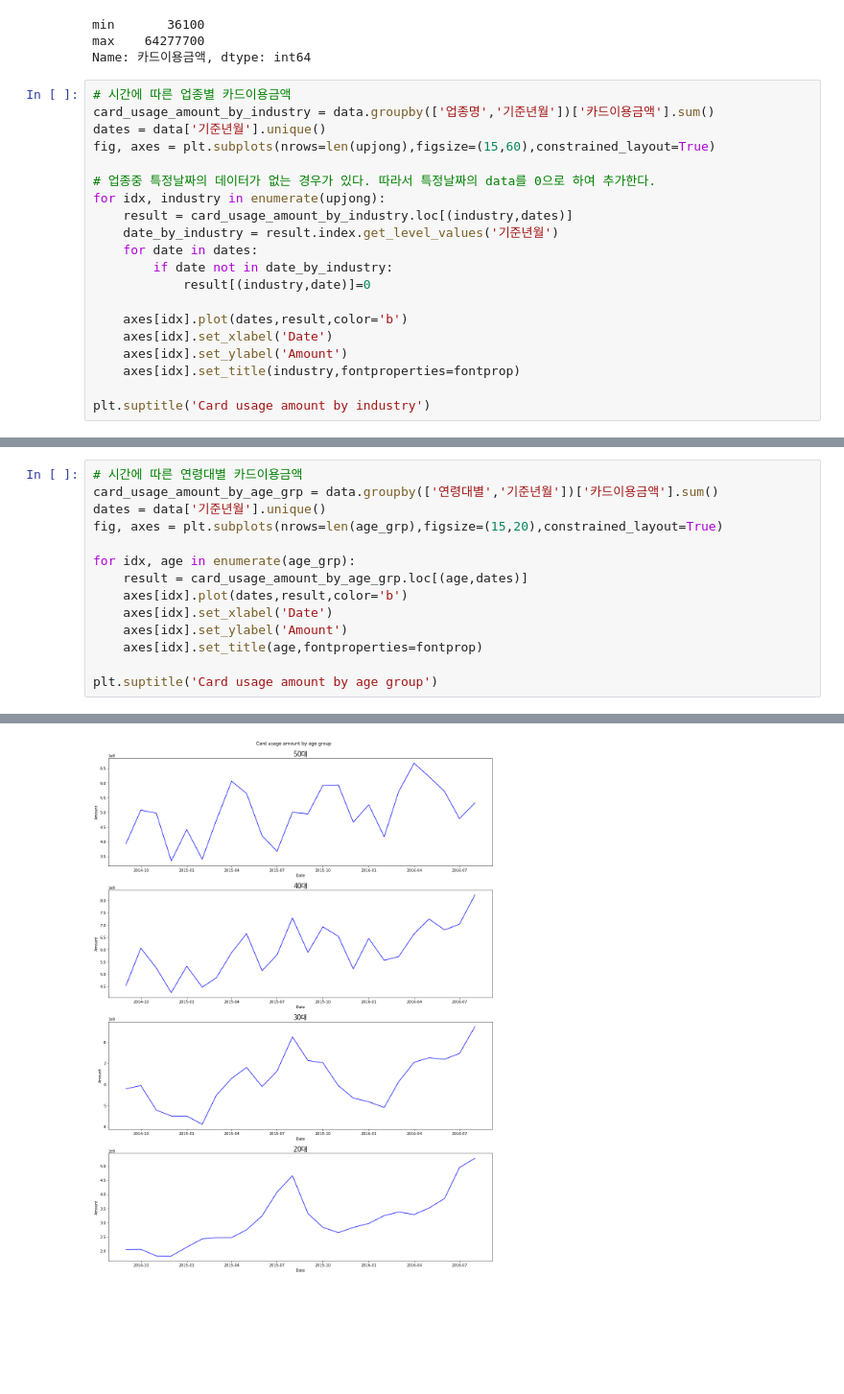
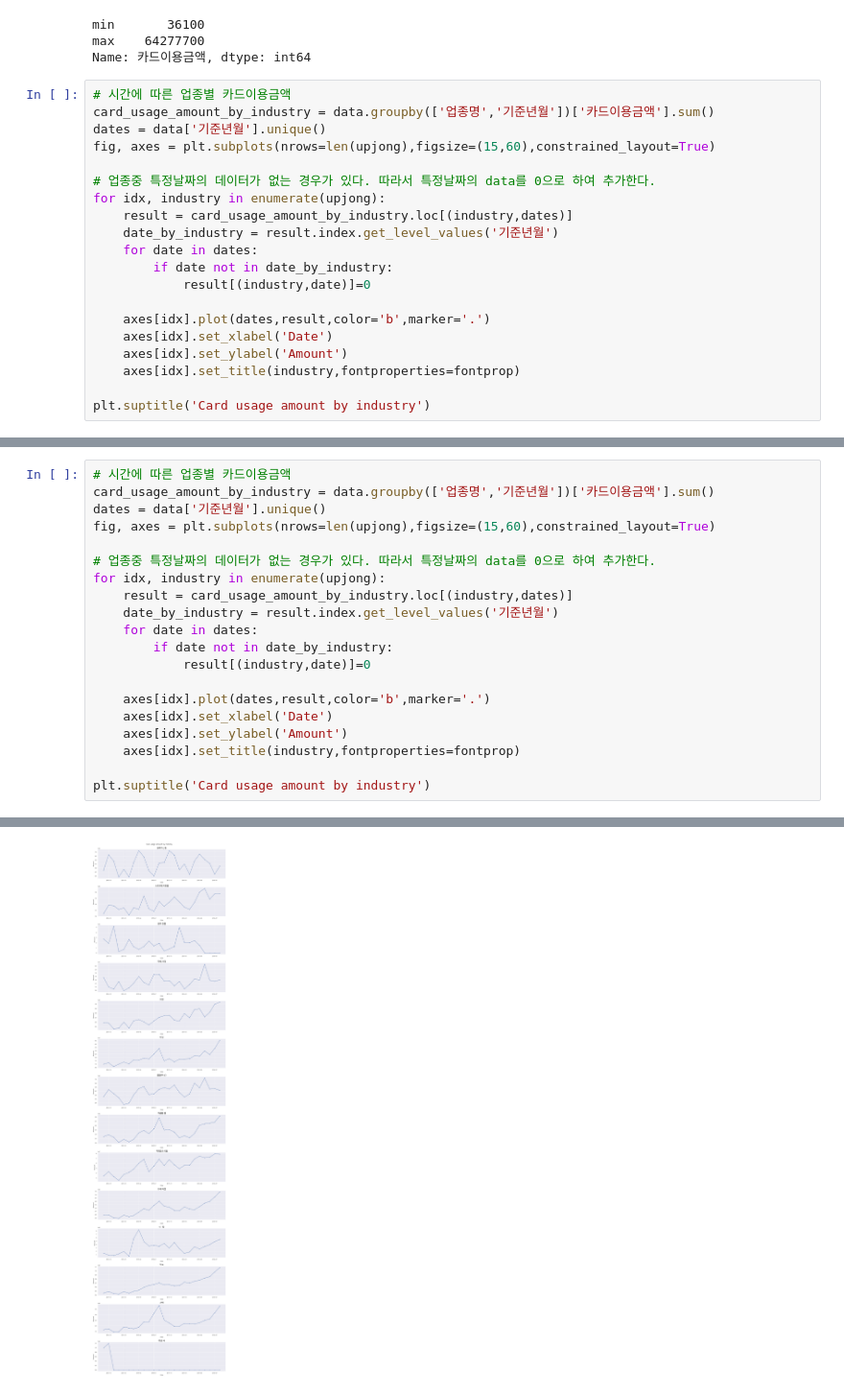
Before and after one commit to So-chankyun/consumption-pattern-analysis-of-jeju-tourist, a Jupyter notebook: consumption pattern analysis of jeju tourist.ipynb, the cells around one changed output, grey strips where cells are left out. Shown at 96% size. Drawn from its saved outputs; the diff is of its cells as text; blank space fills up the shorter version.

```diff
--- a/consumption pattern analysis of jeju tourist.ipynb
+++ b/consumption pattern analysis of jeju tourist.ipynb
@@ -313,7 +313,7 @@ for idx, industry in enumerate(upjong):
         if date not in date_by_industry:
             result[(industry,date)]=0
 
-    axes[idx].plot(dates,result,color='b')
+    axes[idx].plot(dates,result,color='b',marker='.')
     axes[idx].set_xlabel('Date')
     axes[idx].set_ylabel('Amount')
     axes[idx].set_title(industry,fontproperties=fontprop)
@@ -325,15 +325,21 @@ Text(0.5, 0.98, 'Card usage amount by industry')
 # %%
-# 시간에 따른 연령대별 카드이용금액
-card_usage_amount_by_age_grp = data.groupby(['연령대별','기준년월'])['카드이용금액'].sum()
+# 시간에 따른 업종별 카드이용금액
+card_usage_amount_by_industry = data.groupby(['업종명','기준년월'])['카드이용금액'].sum()
 dates = data['기준년월'].unique()
-fig, axes = plt.subplots(nrows=len(age_grp),figsize=(15,20),constrained_layout=True)
+fig, axes = plt.subplots(nrows=len(upjong),figsize=(15,60),constrained_layout=True)
 
-for idx, age in enumerate(age_grp):
-    result = card_usage_amount_by_age_grp.loc[(age,dates)]
-    axes[idx].plot(dates,result,color='b')
+# 업종중 특정날짜의 데이터가 없는 경우가 있다. 따라서 특정날짜의 data를 0으로 하여 추가한다.
+for idx, industry in enumerate(upjong):
+    result = card_usage_amount_by_industry.loc[(industry,dates)]
+    date_by_industry = result.index.get_level_values('기준년월')
+    for date in dates:
+        if date not in date_by_industry:
+            result[(industry,date)]=0
+
+    axes[idx].plot(dates,result,color='b',marker='.')
     axes[idx].set_xlabel('Date')
     axes[idx].set_ylabel('Amount')
-    axes[idx].set_title(age,fontproperties=fontprop)
+    axes[idx].set_title(industry,fontproperties=fontprop)
 
-plt.suptitle('Card usage amount by age group')
+plt.suptitle('Card usage amount by industry')
 # %% [output]
@@ -341 +347 @@ Text(0.5, 0.98, 'Card usage amount by age group')
-[figure, old version]
+[figure, new version]
```
Also changed, not shown: parts of 8 cells of this notebook.
